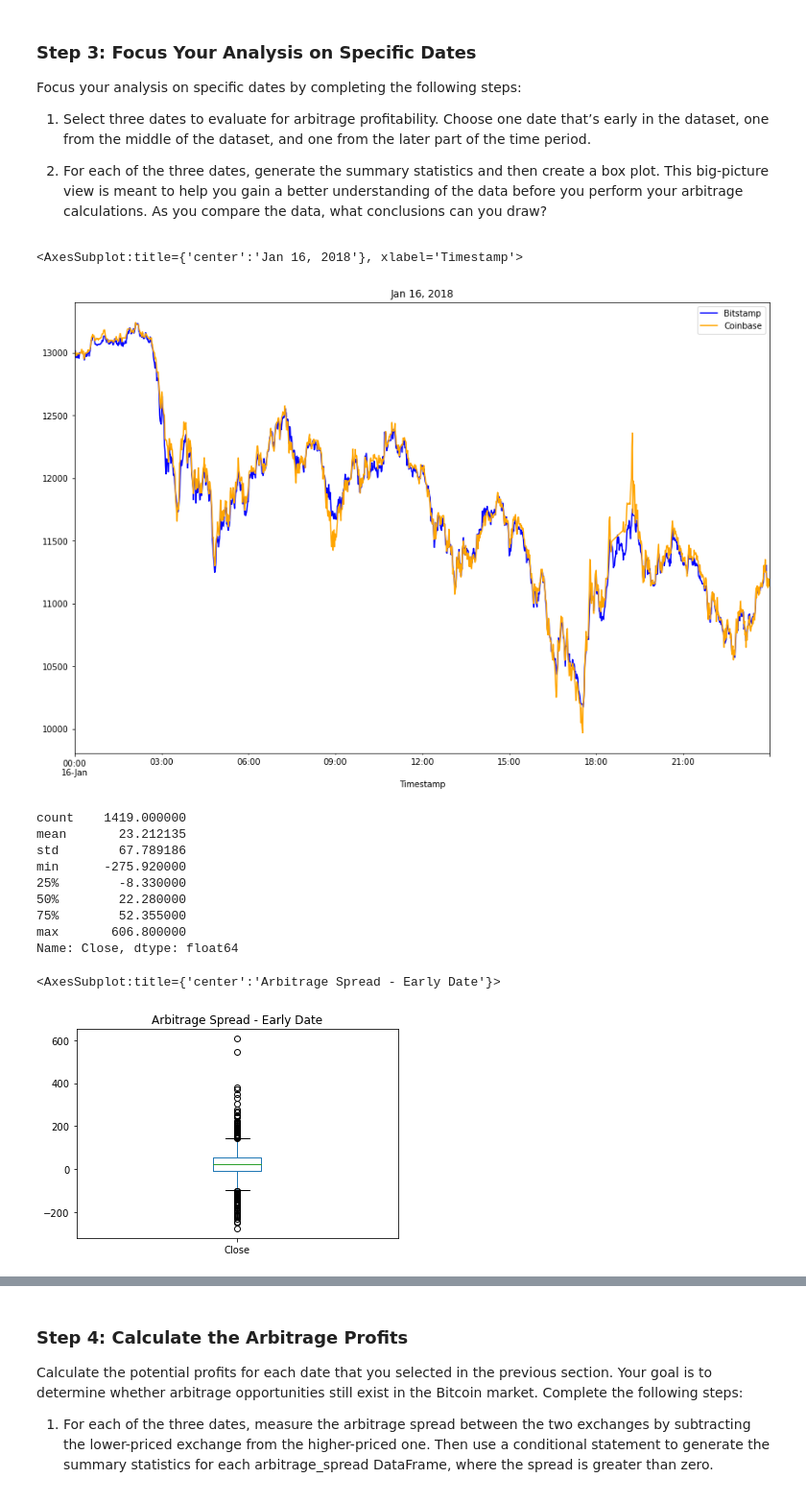
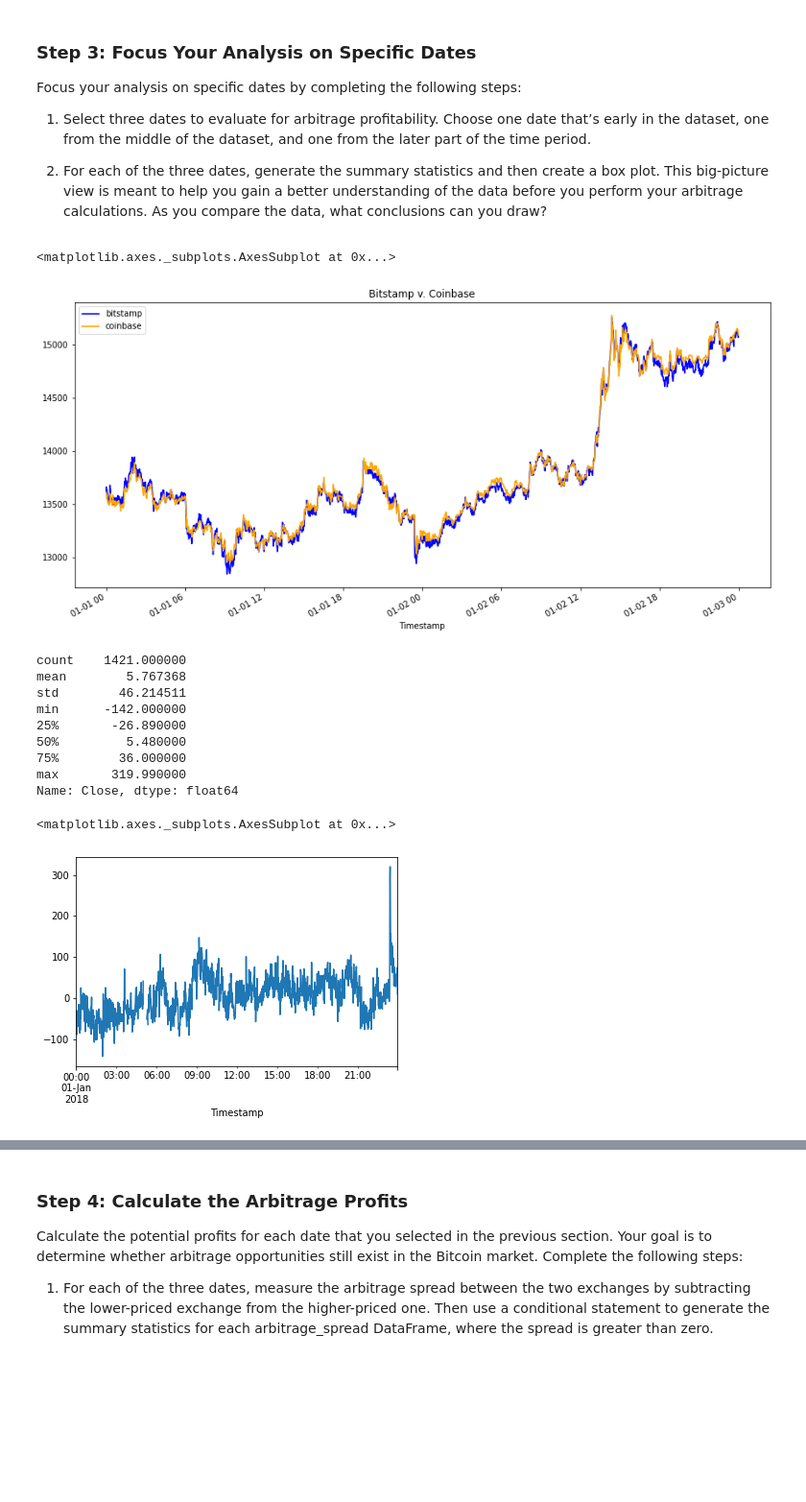
Before and after one commit to willco-1/crypto-arbitrage-challenge, a Jupyter notebook: crypto_arbitrage.ipynb, the cells around one changed output, grey strips where cells are left out. Shown at 96% size. Drawn from its saved outputs; the diff is of its cells as text; code cells hidden in the pictures; blank space fills up the shorter version.

```diff
--- a/crypto_arbitrage.ipynb
+++ b/crypto_arbitrage.ipynb
@@ -63,8 +63,8 @@ bitstamp_df.tail()
 # The CSV file is located in the Resources folder.
 # Set the index to the column "Timestamp"
 # Set the parse_dates and infer_datetime_format parameters
-coinbase_df = pd.read_csv(Path('../Resources/coinbase.csv'),
-                          index_col='Dates',
+coinbase_df = pd.read_csv(Path('../Starter_Code03/Resources/coinbase.csv'),
+                          index_col='Timestamp',
                           infer_datetime_format=True,
                           parse_dates=True)
 # %%
@@ -152,7 +176,7 @@ Select the data you want to analyze. Use `loc` or `iloc` to select the following
 * Close
 # %%
 # Use loc or iloc to select `Timestamp (the index)` and `Close` from bitstamp DataFrame
-bitstamp_sliced = bitstamp_df.loc[:,'Timestamp','CLose']
+bitstamp_sliced = bitstamp_df.iloc[:,[3]]
 
 # Review the first five rows of the DataFrame
 # YOUR CODE HERE
@@ -167,7 +191,7 @@ bitstamp_sliced.head()
 | 2018-01-01 00:04:00 | 13620.00 |
 # %%
 # Use loc or iloc to select `Timestamp (the index)` and `Close` from coinbase DataFrame
-coinbase_sliced = coinbase_df.loc[:,'Timestamp','CLose']
+coinbase_sliced = coinbase_df.iloc[:,[3]]
 
 # Review the first five rows of the DataFrame
 coinbase_sliced.head()
@@ -271,32 +303,36 @@ Focus your analysis on specific dates by completing the following steps:
 # Create an overlay plot that visualizes the two dataframes over a period of one day early in the dataset.
 # Be sure that the plots include the parameters `legend`, `figsize`, `title`, `color` and `label`
 # YOUR CODE HERE
+bitstamp_sliced['Close'].loc['2018-01-01':'2018-01-02'].plot(legend=True, figsize=(15,7), title="Bitstamp v. Coinbase", color='blue'
+                     , label='bitstamp')
+coinbase_sliced['Close'].loc['2018-01-01':'2018-01-02'].plot(legend=True, figsize=(15,7), color='orange', label='coinbase')
 # %% [output]
-<AxesSubplot:title={'center':'Jan 16, 2018'}, xlabel='Timestamp'>
+<matplotlib.axes._subplots.AxesSubplot at 0x...>
-[figure, old version]
+[figure, new version]
 # %%
 # Using the early date that you have selected, calculate the arbitrage spread
 # by subtracting the bitstamp lower closing prices from the coinbase higher closing prices
-arbitrage_spread_early = # YOUR CODE HERE
+arbitrage_spread_early = coinbase_sliced['Close'].loc['2018-01-01'] - bitstamp_sliced['Close'].loc['2018-01-01']
 
 # Generate summary statistics for the early DataFrame
-# YOUR CODE HERE
+arbitrage_spread_early.describe()
 # %% [output]
-count    1419.000000
-mean       23.212135
-std        67.789186
-min      -275.920000
-25%        -8.330000
-50%        22.280000
-75%        52.355000
-max       606.800000
+count    1421.000000
+mean        5.767368
+std        46.214511
+min      -142.000000
+25%       -26.890000
+50%         5.480000
+75%        36.000000
+max       319.990000
 Name: Close, dtype: float64
 # %%
 # Visualize the arbitrage spread from early in the dataset in a box plot
 # YOUR CODE HERE
+arbitrage_spread_early.plot()
 # %% [output]
-<AxesSubplot:title={'center':'Arbitrage Spread - Early Date'}>
+<matplotlib.axes._subplots.AxesSubplot at 0x...>
-[figure, old version]
+[figure, new version]
 # %%
 # Create an overlay plot that visualizes the two dataframes over a period of one day from the middle of the dataset.
 # Be sure that the plots include the parameters `legend`, `figsize`, `title`, `color` and `label`
```
Also changed, not shown: parts of 24 cells of this notebook, 1 other file.
